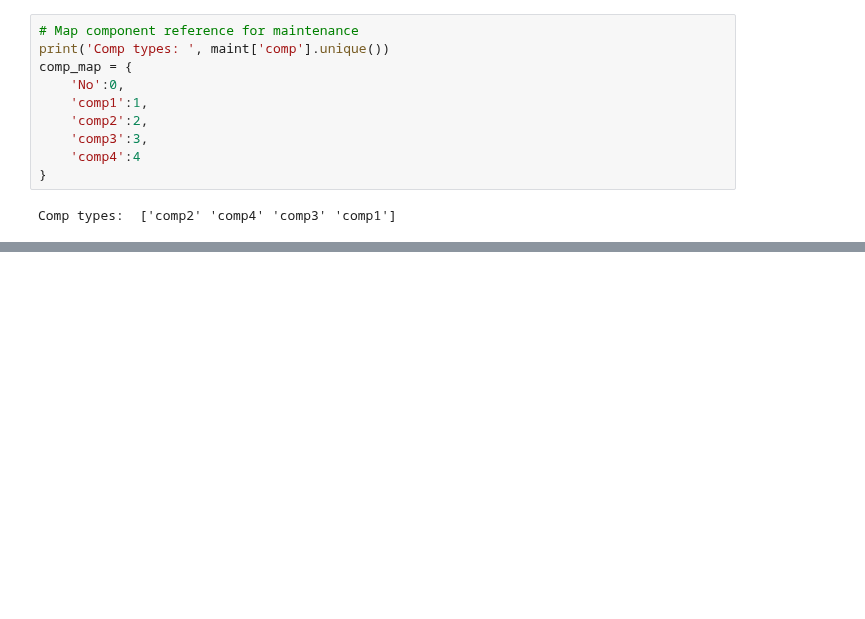
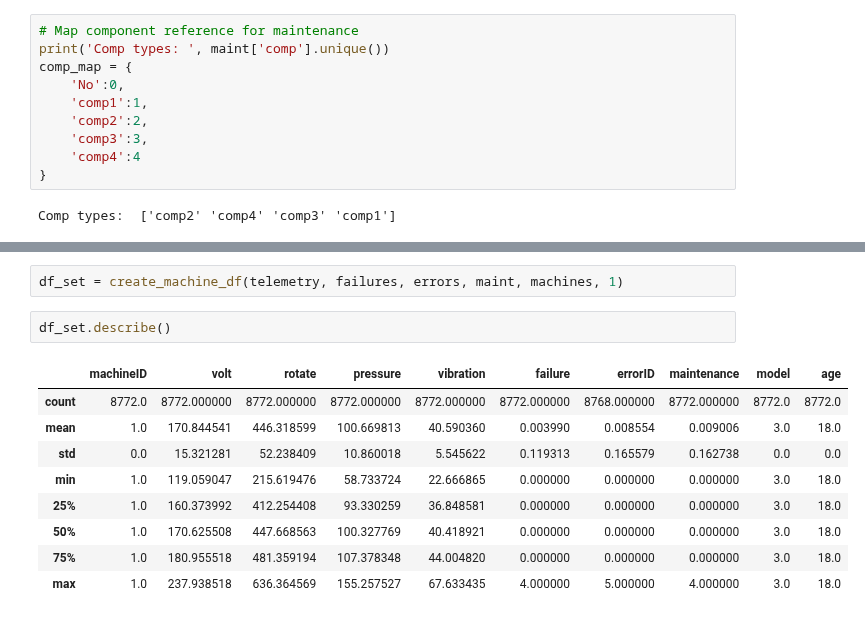
Before and after one commit to 3minuterecord/predictiveMaintenancePortfolio, a Jupyter notebook: Azure Predictive Maintenance.ipynb, the cells around one changed output, grey strips where cells are left out. Drawn from its saved outputs; the diff is of its cells as text; blank space fills up the shorter version.

```diff
--- a/Azure Predictive Maintenance.ipynb
+++ b/Azure Predictive Maintenance.ipynb
@@ -105,3 +101,17 @@ datetime
+# %%
+df_set = create_machine_df(telemetry, failures, errors, maint, machines, 1)
+# %%
+df_set.describe()
+# %% [output]
+|  | machineID | volt | rotate | pressure | vibration | failure | errorID | maintenance | model | age |
+| count | 8772.0 | 8772.000000 | 8772.000000 | 8772.000000 | 8772.000000 | 8772.000000 | 8768.000000 | 8772.000000 | 8772.0 | 8772.0 |
+| mean | 1.0 | 170.844541 | 446.318599 | 100.669813 | 40.590360 | 0.003990 | 0.008554 | 0.009006 | 3.0 | 18.0 |
+| std | 0.0 | 15.321281 | 52.238409 | 10.860018 | 5.545622 | 0.119313 | 0.165579 | 0.162738 | 0.0 | 0.0 |
+| min | 1.0 | 119.059047 | 215.619476 | 58.733724 | 22.666865 | 0.000000 | 0.000000 | 0.000000 | 3.0 | 18.0 |
+| 25% | 1.0 | 160.373992 | 412.254408 | 93.330259 | 36.848581 | 0.000000 | 0.000000 | 0.000000 | 3.0 | 18.0 |
+| 50% | 1.0 | 170.625508 | 447.668563 | 100.327769 | 40.418921 | 0.000000 | 0.000000 | 0.000000 | 3.0 | 18.0 |
+| 75% | 1.0 | 180.955518 | 481.359194 | 107.378348 | 44.004820 | 0.000000 | 0.000000 | 0.000000 | 3.0 | 18.0 |
+| max | 1.0 | 237.938518 | 636.364569 | 155.257527 | 67.633435 | 4.000000 | 5.000000 | 4.000000 | 3.0 | 18.0 |
 # %%
 # Check the results of cleaning
 plot_chans = ['volt', 'rotate', 'pressure', 'vibration', 'errorID', 'failure', 'maintenance']
```
Also changed, not shown: parts of 10 cells of this notebook.
